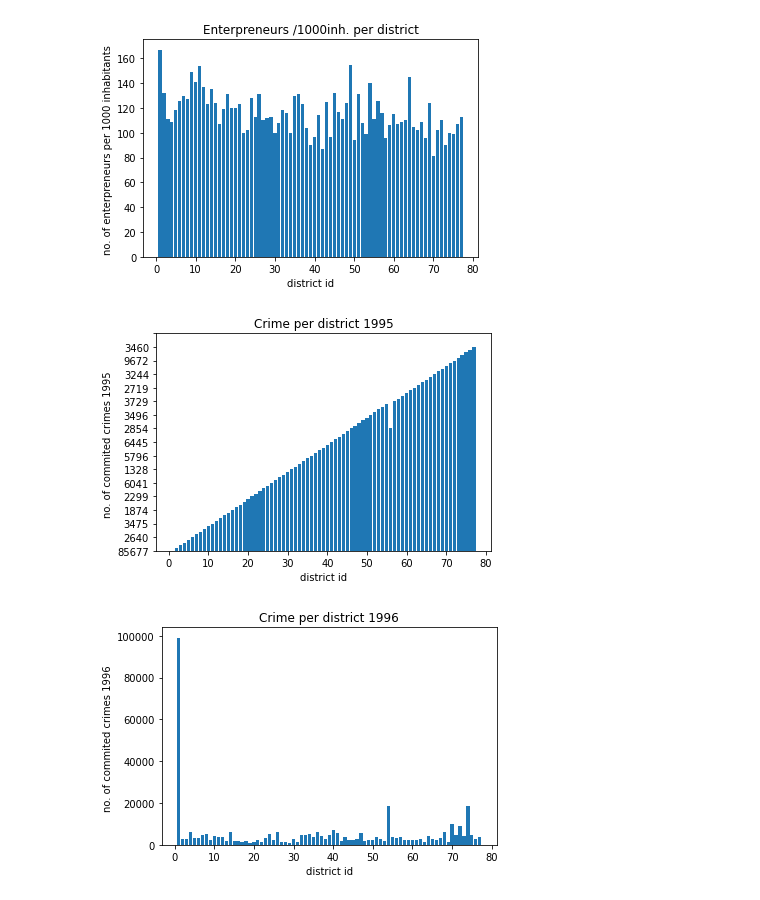
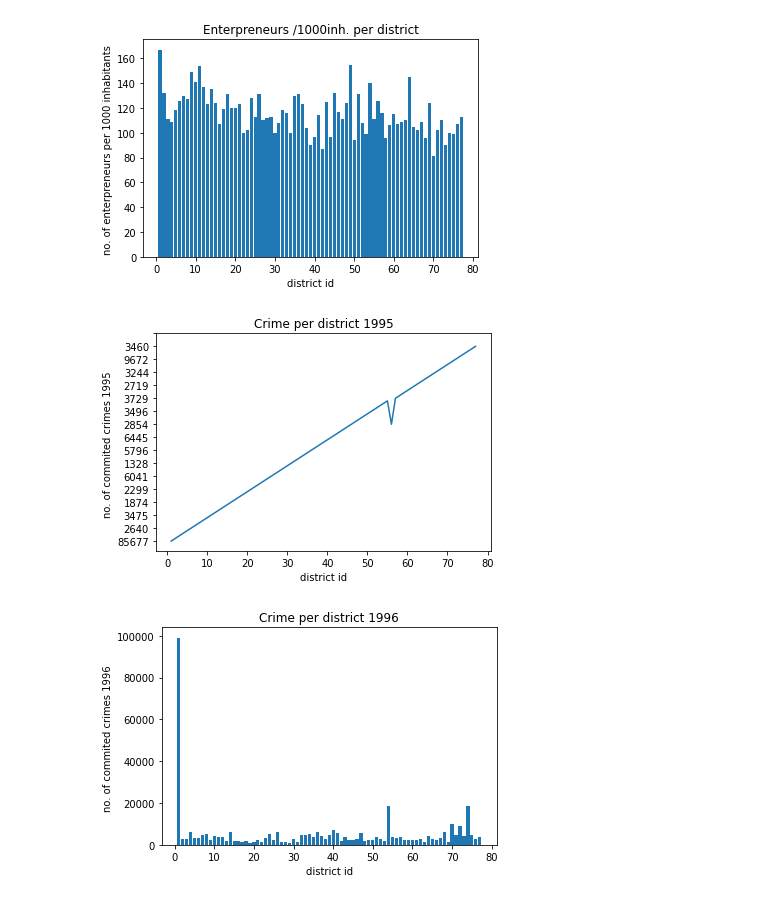
Before and after one commit to IohanSardinha/AC-G15, a Jupyter notebook: analisys.ipynb, the cells around one changed output. Saved outputs shown, nothing was run; the diff lists cells and outputs as text; code cells hidden in the pictures.

```diff
--- a/analisys.ipynb
+++ b/analisys.ipynb
@@ -408,14 +408,14 @@ plt.savefig("images/DU/districts_enterpreneurs")
 # %% [output]
 [figure]
 # %%
-plt.bar(range(1,78),districtDB["no. of commited crimes '95 "])
+plt.plot(districtDB["code "],districtDB["no. of commited crimes '95 "])
 plt.xlabel("district id")
 plt.yticks(range(0,85,5))
 plt.ylabel("no. of commited crimes 1995 ")
 plt.title("Crime per district 1995")
 plt.savefig("images/DU/districts_crime95")
 # %% [output]
-[figure, old version]
+[figure, new version]
 # %%
 plt.bar(range(1,78),districtDB["no. of commited crimes '96 "])
 plt.xlabel("district id")
```
Also changed, not shown: parts of 1 cell of this notebook, 22 other files.
